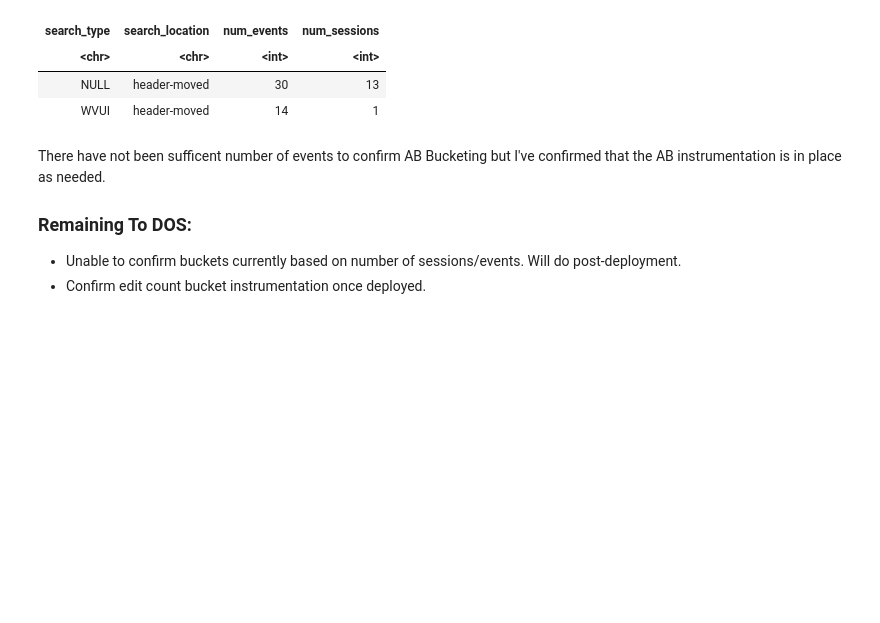
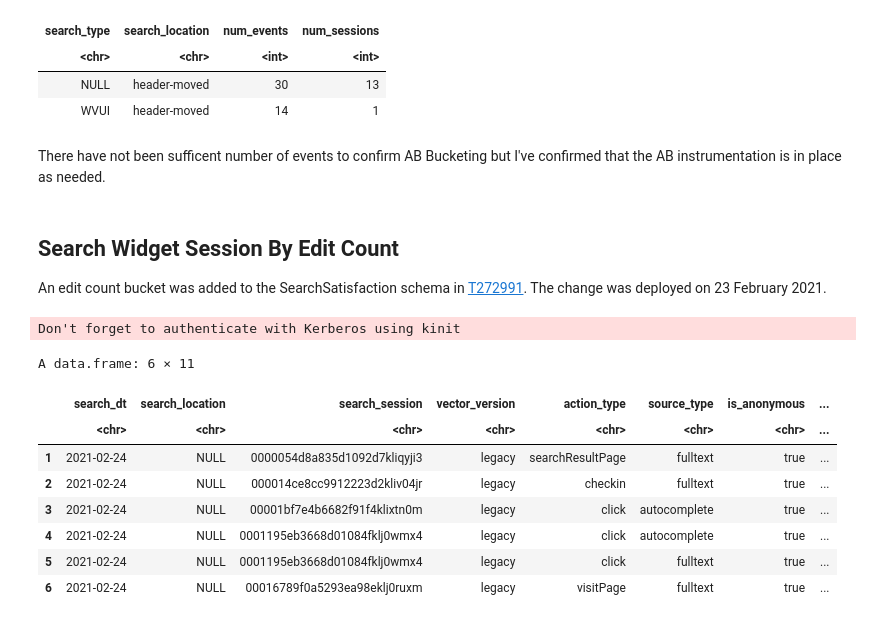
Before and after one commit to wikimedia-research/Desktop-Improvements-Search-Move-Analysis-2020, a Jupyter notebook: Post-deployment-data-QA/Post-deployment-data-QA.ipynb, the cells around one changed output. Saved outputs shown, nothing was run; the diff lists cells and outputs as text; code cells hidden in the pictures; blank space fills up the shorter version.

Commit message:
upadted QA on edit count bucket field

```diff
--- a/Post-deployment-data-QA/Post-deployment-data-QA.ipynb
+++ b/Post-deployment-data-QA/Post-deployment-data-QA.ipynb
@@ -1046,7 +1046,57 @@ A grouped_df: 2 × 4
 | WVUI | header-moved | 14 | 1 |
 # %% [markdown]
 There have not been sufficent number of events to confirm AB Bucketing but I've confirmed that the AB instrumentation is in place as needed.
-
-### Remaining To DOS:
-- Unable to confirm buckets currently based on number of sessions/events. Will do post-deployment.
-- Confirm edit count bucket instrumentation once deployed.
+# %% [markdown]
+## Search Widget Session By Edit Count
+
+An edit count bucket was added to the SearchSatisfaction schema in [T272991](https://phabricator.wikimedia.org/T272991). The change was deployed on 23 February 2021.
+# %%
+# collect data from SearchSatisfaction for the relevant fields.
+query <-
+"SELECT
+    CONCAT(year, '-', LPAD(month, 2, '0'), '-', LPAD(day, 2, '0')) as search_dt,
+    event.inputLocation AS search_location,
+    event.searchSessionId AS search_session,
+    event.skinVersion AS vector_version,
+    event.action AS action_type,
+    event.source AS source_type,
+    event.isAnon AS is_anonymous,
+    event.extraParams AS search_type,
+    event.usereditbucket as edit_bucket,
+    wiki AS wiki,
+    Count(*) AS events
+FROM event.searchSatisfaction
+    WHERE year = 2021
+    AND month = 02
+-- change deployed on 24 Feb 2021
+    AND day >= 24
+    -- remove bots
+    AND useragent.is_bot = false
+    AND event.skin = 'vector'
+GROUP BY
+    CONCAT(year, '-', LPAD(month, 2, '0'), '-', LPAD(day, 2, '0')),
+    event.inputLocation,
+    event.searchSessionId,
+    event.skinVersion,
+    event.action,
+    event.source,
+    event.isAnon,
+    event.extraParams,
+    event.usereditbucket,
+    wiki"
+# %%
+search_sessions_weditbucket <-  wmfdata::query_hive(query)
+# %% [output]
+Don't forget to authenticate with Kerberos using kinit
+# %%
+head(search_sessions_weditbucket)
+# %% [output]
+A data.frame: 6 × 11
+|  | search_dt | search_location | search_session | vector_version | action_type | source_type | is_anonymous | ... |
+|  | <chr> | <chr> | <chr> | <chr> | <chr> | <chr> | <chr> | ... |
+| 1 | 2021-02-24 | NULL | 0000054d8a835d1092d7kliqyji3 | legacy | searchResultPage | fulltext | true | ... |
+| 2 | 2021-02-24 | NULL | 000014ce8cc9912223d2kliv04jr | legacy | checkin | fulltext | true | ... |
+| 3 | 2021-02-24 | NULL | 00001bf7e4b6682f91f4klixtn0m | legacy | click | autocomplete | true | ... |
+| 4 | 2021-02-24 | NULL | 0001195eb3668d01084fklj0wmx4 | legacy | click | autocomplete | true | ... |
+| 5 | 2021-02-24 | NULL | 0001195eb3668d01084fklj0wmx4 | legacy | click | fulltext | true | ... |
+| 6 | 2021-02-24 | NULL | 00016789f0a5293ea98eklj0ruxm | legacy | visitPage | fulltext | true | ... |
```
Also changed, not shown: parts of 10 cells of this notebook.
